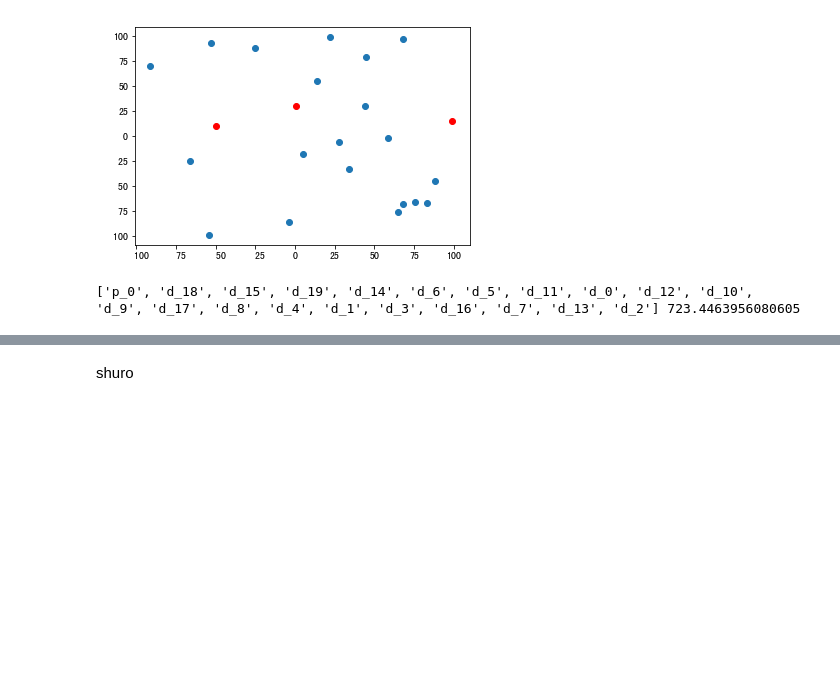
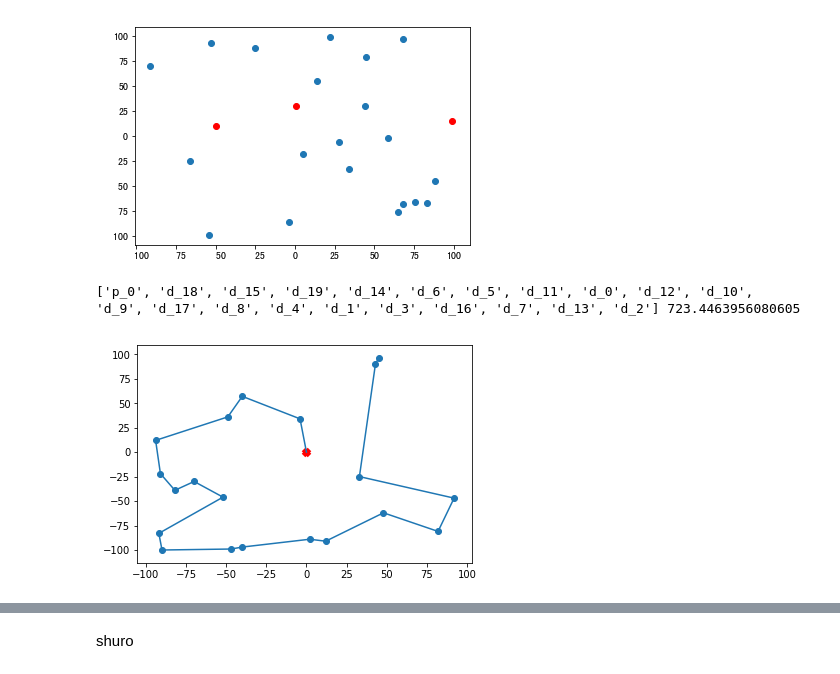
Before and after one commit to supermenfang/ai-for-nlp-and-cv-4th, a Jupyter notebook: assignments/LESSON_3_0713/Assignment-03.ipynb, the cells around one changed output, grey strips where cells are left out. Saved outputs shown, nothing was run; the diff lists cells and outputs as text; code cells hidden in the pictures; blank space fills up the shorter version.

```diff
--- a/assignments/LESSON_3_0713/Assignment-03.ipynb
+++ b/assignments/LESSON_3_0713/Assignment-03.ipynb
@@ -372,7 +372,7 @@ def sort_best_way(group_dots, start_dot):
 
 
 
-def find_best_way(start_dot, left_dots):
+def find_best_way(start_dot, left_dots, best_way):
     start_dot_dis_copy = dots_due_to_distance[start_dot].copy()
 
     if best_way:
@@ -395,9 +395,31 @@ def find_best_way(start_dot, left_dots):
     start_dot = group_dots[-1]
 
     if left_dots:
-        find_best_way(start_dot, left_dots)
+        find_best_way(start_dot, left_dots, best_way)
 
     return
+
+def get_best_way_by_start_dot(dots_group):
+    for i in dots_group:
+        left_dots = dots_group.copy()
+        best_way = []
+        find_best_way(i, left_dots, best_way)
+
+    #print(dots_distance['d_6'])
+    #print(best_way)
+    #print(best_way, get_distance_in_one_line(best_way))
+    return (best_way, get_distance_in_one_line(best_way))
+
+
+%matplotlib inline
+def draw_lines(dots_list, dots_posotions, start_dots):
+    fig, ax = plt.subplots()
+    ax.plot([dots_posotions[i][0] for i in dots_list],[dots_posotions[i][1] for i in dots_list])
+    ax.scatter([dots_posotions[i][0] for i in dots_list],[dots_posotions[i][1] for i in dots_list])
+    ax.scatter([dots_posotions[i][0] for i in start_dots],[dots_posotions[i][1] for i in start_dots], color = 'r',linewidth = 5,  marker = 'x')
+    plt.show()
+
+
 
 
 
@@ -438,45 +460,38 @@ if __name__ == '__main__':
                       'd_5': (-82, -39), 'd_6': (-91, -22), 'd_7': (33, -25), 'd_8': (2, -89), 'd_9': (-47, -99),
                       'd_10': (-90, -100), 'd_11': (-70, -30), 'd_12': (-92, -83), 'd_13': (43, 90), 'd_14': (-94, 12),
                       'd_15': (-40, 57), 'd_16': (92, -47), 'd_17': (-40, -97), 'd_18': (-4, 34), 'd_19': (-49, 36)}
     # dots_positions = {'d_0': (-52, -46), 'd_1': (48, -62), 'd_2': (45, 96), 'd_3': (82, -81), 'd_4': (12, -91), 'd_5': (-82, -39), 'd_6': (-91, -22), 'd_7': (33, -25), 'd_8': (2, -89), 'd_9': (-47, -99)}
 
 
     dots_distance = {}
     dots_due_to_distance = {}
     dots = [i for i in dots_positions.keys()]
-
+    dots_in_each_group = 7
 
     dots_positions_including_start_dots = {}
     dots_positions_including_start_dots.update(dots_positions)
 
     dots_positions_including_start_dots['p_0'] = (0, 0)
 
     cach_distange = {}
 
     get_sorted_each_dot_due_to_other_dot_distance()
 
+    result_way, result_distance = get_best_way_by_start_dot(dots)
 
-    for i in dots:
-        dots_in_each_group = 7
+    print(result_way, result_distance)
 
-        left_dots = dots.copy()
-        used_dots = []
-        best_way = []
 
-        find_best_way(i, left_dots)
-
-    #print(dots_distance['d_6'])
-    #print(best_way)
-    print(best_way, get_distance_in_one_line(best_way))
-
+    draw_lines(result_way, dots_positions_including_start_dots, ['p_0'])
     '''
     fig = plt.figure()
     plt.scatter([v[0] for v in dots_positions.values()], [v[1] for v in dots_positions.values()])
 
     plt.show()
     '''
 # %% [output]
 ['p_0', 'd_18', 'd_15', 'd_19', 'd_14', 'd_6', 'd_5', 'd_11', 'd_0', 'd_12', 'd_10', 'd_9', 'd_17', 'd_8', 'd_4', 'd_1', 'd_3', 'd_16', 'd_7', 'd_13', 'd_2'] 723.4463956080605
+[figure, added]
 # %%
 # -*- coding:utf-8 -*-
 import random, math
```
Also changed, not shown: parts of 1 cell of this notebook.
